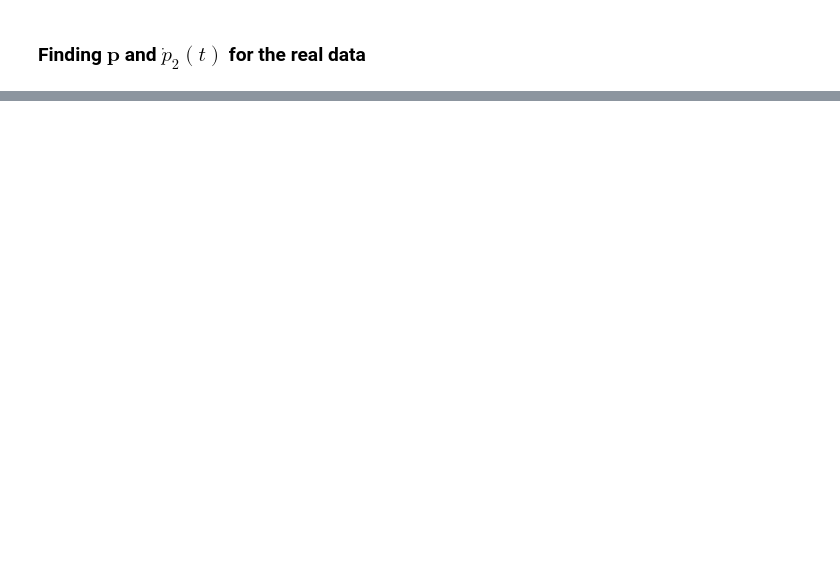
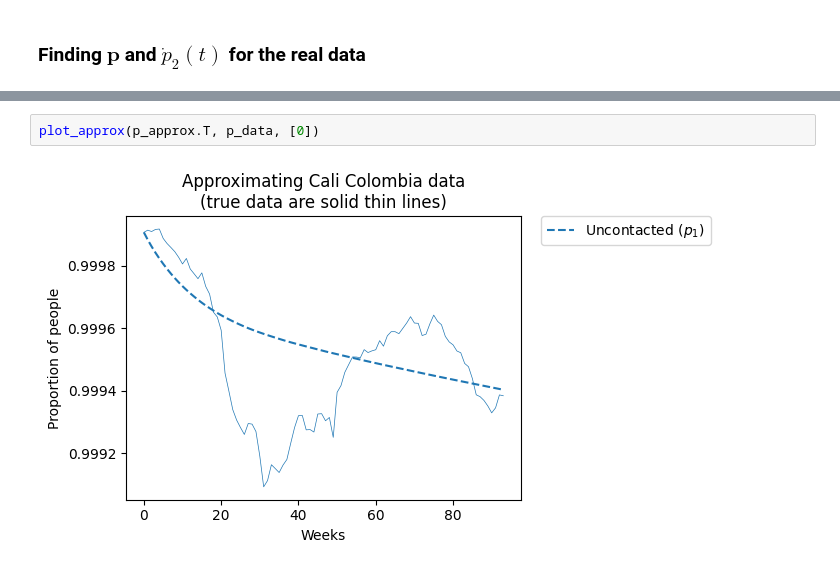
Before and after one commit to mward19/key-indicators-model, a Jupyter notebook: model.ipynb, the cells around one changed output, grey strips where cells are left out. Drawn from its saved outputs; the diff is of its cells as text; blank space fills up the shorter version.

```diff
--- a/model.ipynb
+++ b/model.ipynb
@@ -420,0 +510,4 @@ plot_progress(p_approx)
+# %%
+plot_approx(p_approx.T, p_data, [0])
+# %% [output]
+[figure, added]
```
Also changed, not shown: parts of 15 cells of this notebook.
